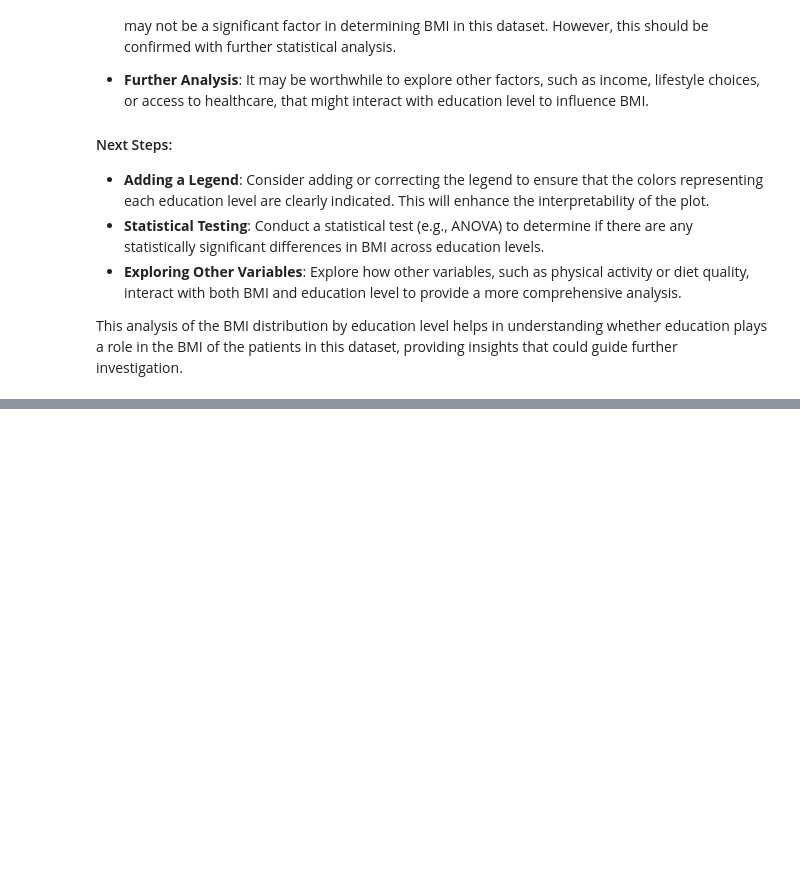
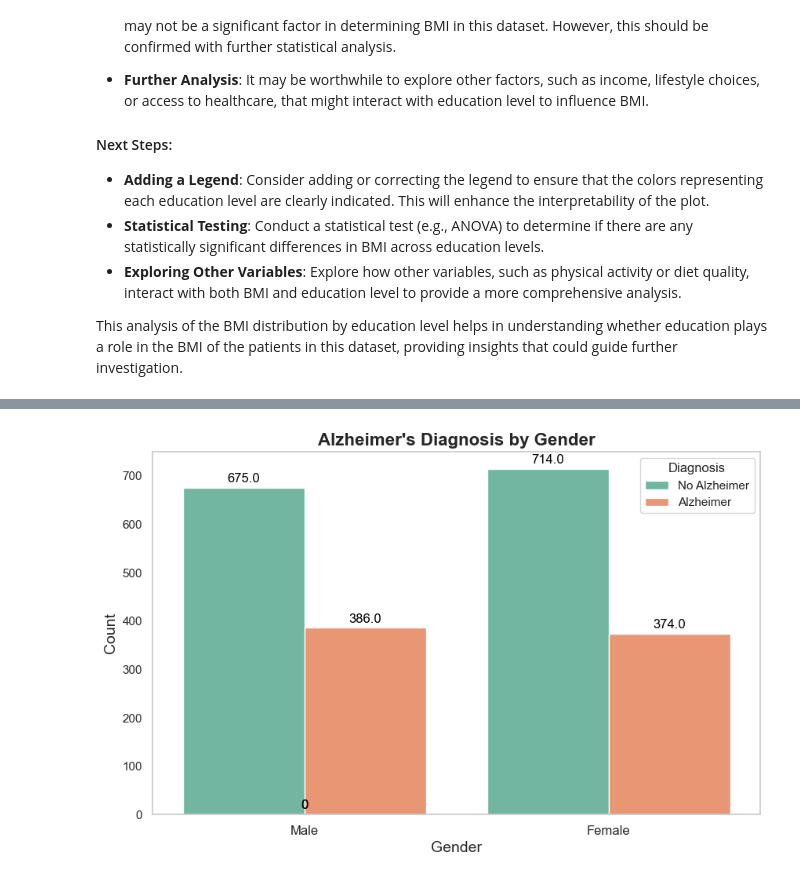
Before and after one commit to ozgunteksoy/Alzheimer-Prediction-with-Machine-Learning, a Jupyter notebook: Alzheimer Prediction with Machine Learning.ipynb, the cells around one changed output, grey strips where cells are left out. Saved outputs shown, nothing was run; the diff lists cells and outputs as text; code cells hidden in the pictures; blank space fills up the shorter version.

```diff
--- a/Alzheimer Prediction with Machine Learning.ipynb
+++ b/Alzheimer Prediction with Machine Learning.ipynb
@@ -517,0 +612,28 @@ This analysis of the BMI distribution by education level helps in understanding
+# %%
+# Create a countplot for Alzheimer's diagnosis by gender
+plt.figure(figsize=(10,6)) # Adjust the size of the figure
+ax=sns.countplot(x='Gender', hue='Diagnosis', data=df, palette='Set2')
+
+# Add title and labels with improved formatting
+plt.title("Alzheimer's Diagnosis by Gender", fontsize=16, fontweight='bold')
+plt.xlabel('Gender', fontsize=14)
+plt.ylabel('Count', fontsize=14)
+
+# Set custom labels for Gender assuming 0 is Male and 1 is Female
+plt.xticks([0,1], ['Male','Female'], fontsize=12)
+
+# Set custom labels for Diagnosis assuming 0 is No Alzheimer and 1 is Alzheimer
+handles, labels = plt.gca().get_legend_handles_labels()
+plt.legend(handles,['No Alzheimer', 'Alzheimer'], title='Diagnosis')
+
+# Set custom labels for Diagnosis assuming 0 is No Alzheimer and 1 is Alzheimer
+for p in ax.patches:
+       ax.annotate(f'{p.get_height()}', (p.get_x() + p.get_width() / 2., p.get_height()),
+                ha='center', va='baseline', fontsize=12, color='black', xytext=(0, 5),
+                textcoords='offset points')
+
+# Display the plot
+plt.grid(False)
+plt.show()
+# %% [output]
+[figure, added]
```
Also changed, not shown: parts of 16 cells of this notebook.
